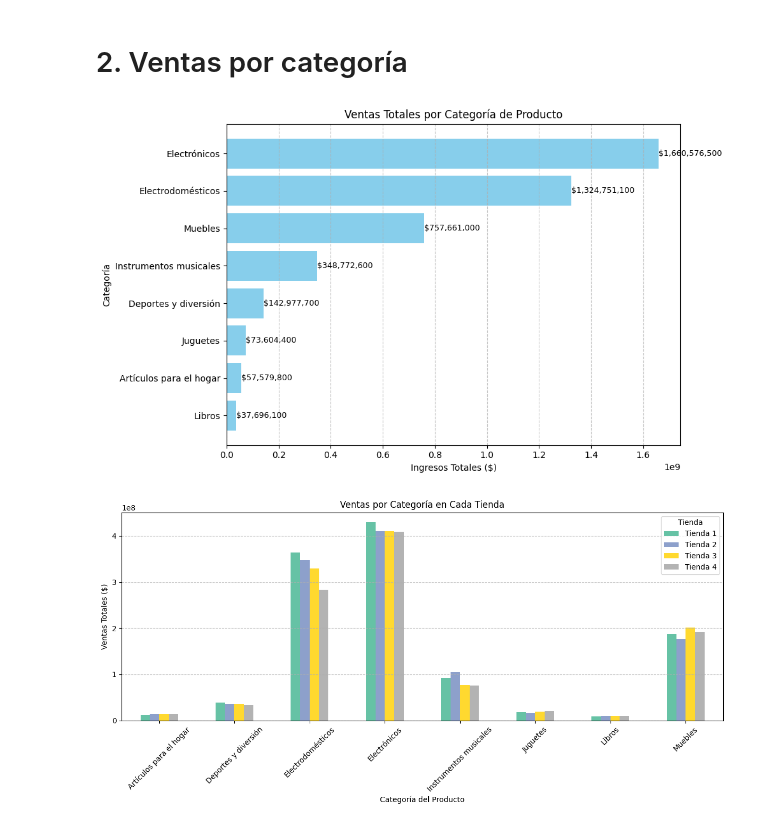
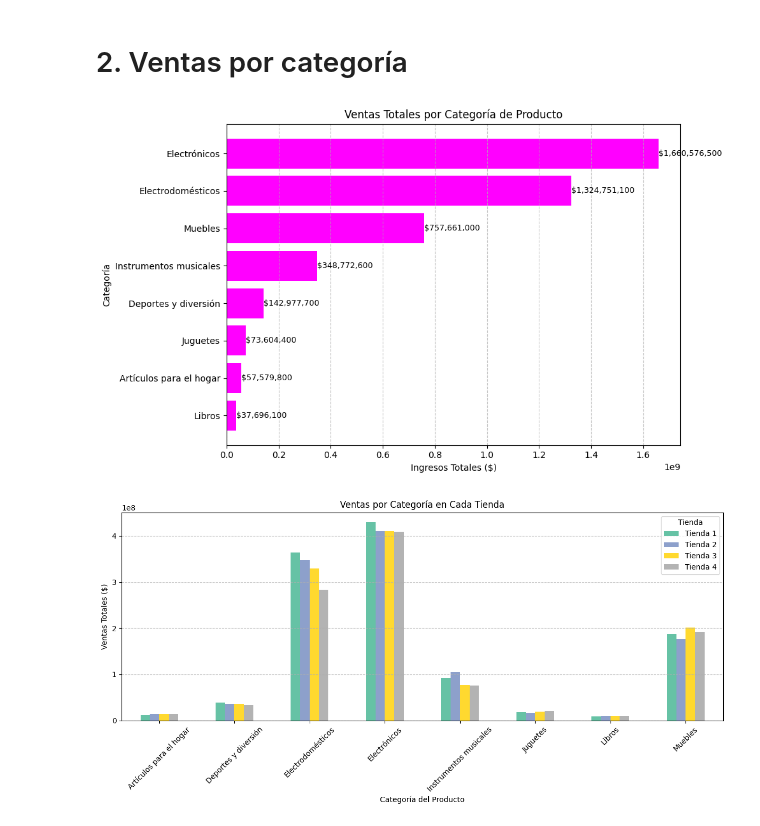
Before and after one commit to sandrazuniga/alura_store_challenge, a Jupyter notebook: AluraStoreLatam.ipynb, the cells around one changed output. Cells and saved outputs as stored; diff of their text form; code cells hidden in the pictures.

```diff
--- a/AluraStoreLatam.ipynb
+++ b/AluraStoreLatam.ipynb
@@ -68,28 +68,28 @@ plt.show()
 # %%
 # Unir los datos de todas las tiendas en un solo DataFrame
 datos_completos = pd.concat([tienda, tienda2, tienda3, tienda4], ignore_index=True)
 
 # Agrupar por categoría y sumar los precios
 ventas_por_categoria = datos_completos.groupby("Categoría del Producto")["Precio"].sum().sort_values(ascending=False)
 
 # Visualización
 plt.figure(figsize=(10, 6))
-barras = plt.barh(ventas_por_categoria.index, ventas_por_categoria.values, color='skyblue')
+barras = plt.barh(ventas_por_categoria.index, ventas_por_categoria.values, color='Fuchsia')
 plt.title('Ventas Totales por Categoría de Producto')
 plt.xlabel('Ingresos Totales ($)')
 plt.ylabel('Categoría')
 plt.grid(axis='x', linestyle='--', alpha=0.7)
 plt.gca().invert_yaxis()  # Para que la categoría con más ventas quede arriba
 
 # Etiquetas sobre las barras
 for barra in barras:
     xval = barra.get_width()
     plt.text(xval + 10000, barra.get_y() + barra.get_height()/2, f"${xval:,.0f}", va='center', fontsize=9)
 
 plt.tight_layout()
 plt.show()
 # %% [output]
-[figure, old version]
+[figure, new version]
 # %%
 # Crear un DataFrame con los ingresos por categoría para cada tienda
 categorias_t1 = tienda.groupby("Categoría del Producto")["Precio"].sum()
```
